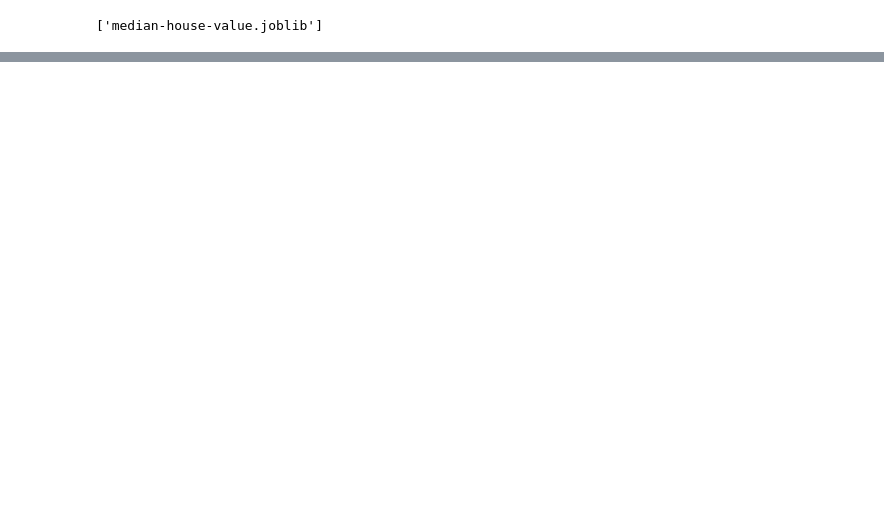
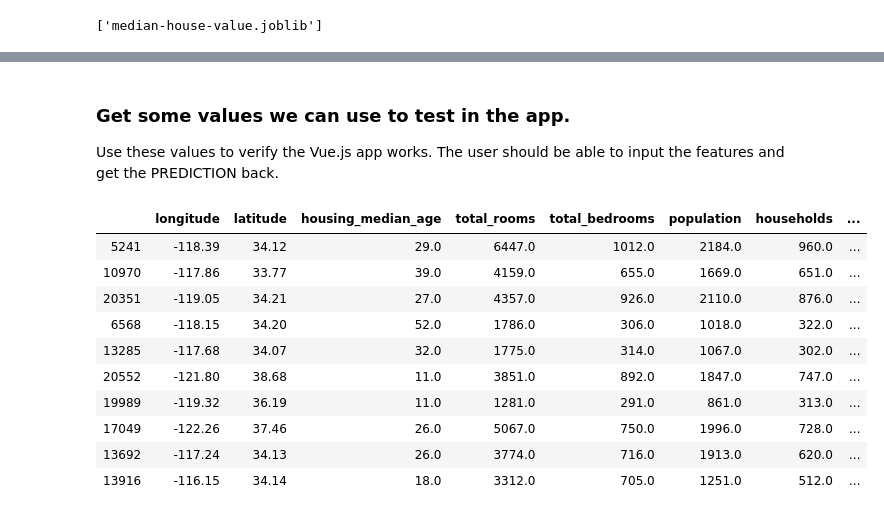
Before and after one commit to epassi/hands-on-ml, a Jupyter notebook: notebook/median-house-value.ipynb, the cells around one changed output, grey strips where cells are left out. Drawn from its saved outputs; the diff is of its cells as text; code cells hidden in the pictures; blank space fills up the shorter version.

```diff
--- a/notebook/median-house-value.ipynb
+++ b/notebook/median-house-value.ipynb
@@ -1077,0 +1129,20 @@ array(['x0_<1H OCEAN', 'x0_INLAND', 'x0_ISLAND', 'x0_NEAR BAY',
+# %% [markdown]
+### Get some values we can use to test in the app.
+
+Use these values to verify the Vue.js app works. The user should be able to input the features and get the PREDICTION back.
+# %%
+qa = X_test.head(10).copy()
+qa['PREDICTION'] = final_predictions[:10]
+qa
+# %% [output]
+|  | longitude | latitude | housing_median_age | total_rooms | total_bedrooms | population | households | ... |
+| 5241 | -118.39 | 34.12 | 29.0 | 6447.0 | 1012.0 | 2184.0 | 960.0 | ... |
+| 10970 | -117.86 | 33.77 | 39.0 | 4159.0 | 655.0 | 1669.0 | 651.0 | ... |
+| 20351 | -119.05 | 34.21 | 27.0 | 4357.0 | 926.0 | 2110.0 | 876.0 | ... |
+| 6568 | -118.15 | 34.20 | 52.0 | 1786.0 | 306.0 | 1018.0 | 322.0 | ... |
+| 13285 | -117.68 | 34.07 | 32.0 | 1775.0 | 314.0 | 1067.0 | 302.0 | ... |
+| 20552 | -121.80 | 38.68 | 11.0 | 3851.0 | 892.0 | 1847.0 | 747.0 | ... |
+| 19989 | -119.32 | 36.19 | 11.0 | 1281.0 | 291.0 | 861.0 | 313.0 | ... |
+| 17049 | -122.26 | 37.46 | 26.0 | 5067.0 | 750.0 | 1996.0 | 728.0 | ... |
+| 13692 | -117.24 | 34.13 | 26.0 | 3774.0 | 716.0 | 1913.0 | 620.0 | ... |
+| 13916 | -116.15 | 34.14 | 18.0 | 3312.0 | 705.0 | 1251.0 | 512.0 | ... |
```
Also changed, not shown: parts of 28 cells of this notebook, 1 other file.
